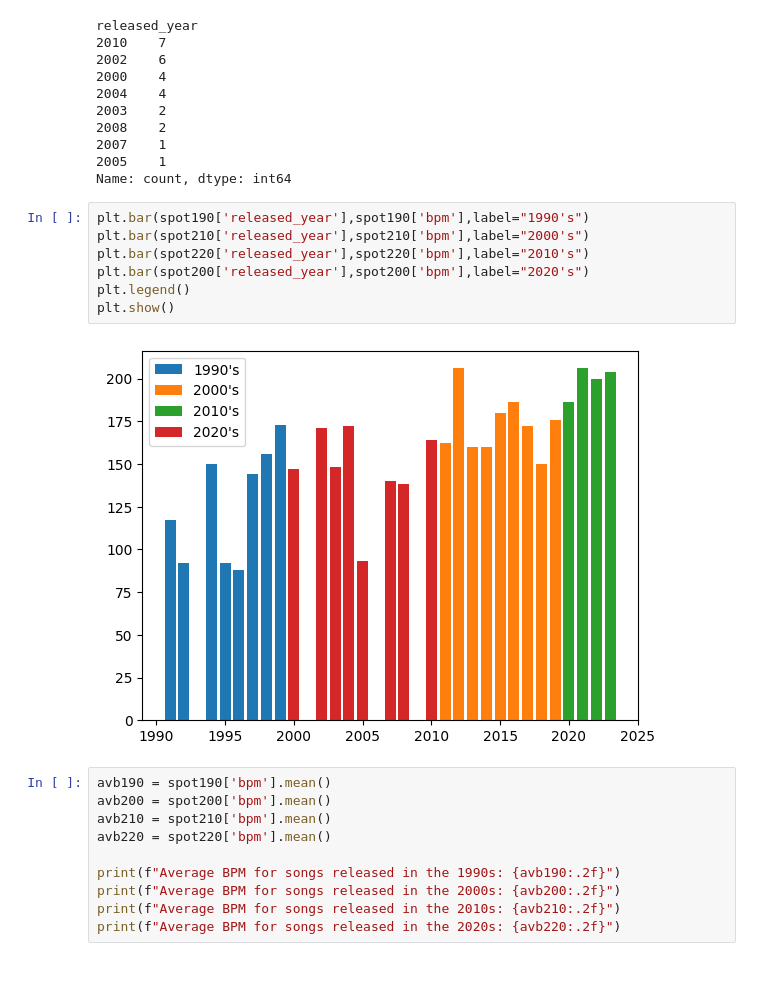
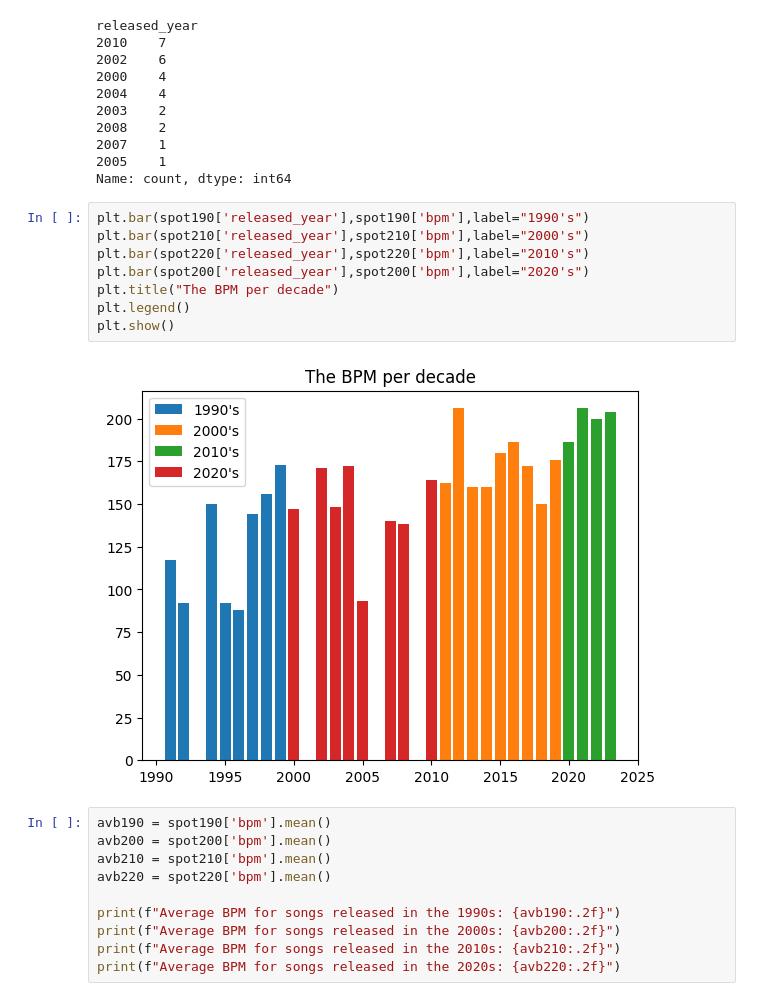
Before and after one commit to Molashhs/spotifyTCS, a Jupyter notebook: DSRP_Spotify_project.ipynb, the cells around one changed output. Cells and saved outputs as stored; diff of their text form; blank space fills up the shorter version.

```diff
--- a/DSRP_Spotify_project.ipynb
+++ b/DSRP_Spotify_project.ipynb
@@ -260,12 +260,13 @@ Name: count, dtype: int64
 # %%
 plt.bar(spot190['released_year'],spot190['bpm'],label="1990's")
 plt.bar(spot210['released_year'],spot210['bpm'],label="2000's")
 plt.bar(spot220['released_year'],spot220['bpm'],label="2010's")
 plt.bar(spot200['released_year'],spot200['bpm'],label="2020's")
+plt.title("The BPM per decade")
 plt.legend()
 plt.show()
 # %% [output]
-[figure, old version]
+[figure, new version]
 # %%
 avb190 = spot190['bpm'].mean()
 avb200 = spot200['bpm'].mean()
```
Also changed, not shown: parts of 1 cell of this notebook.
